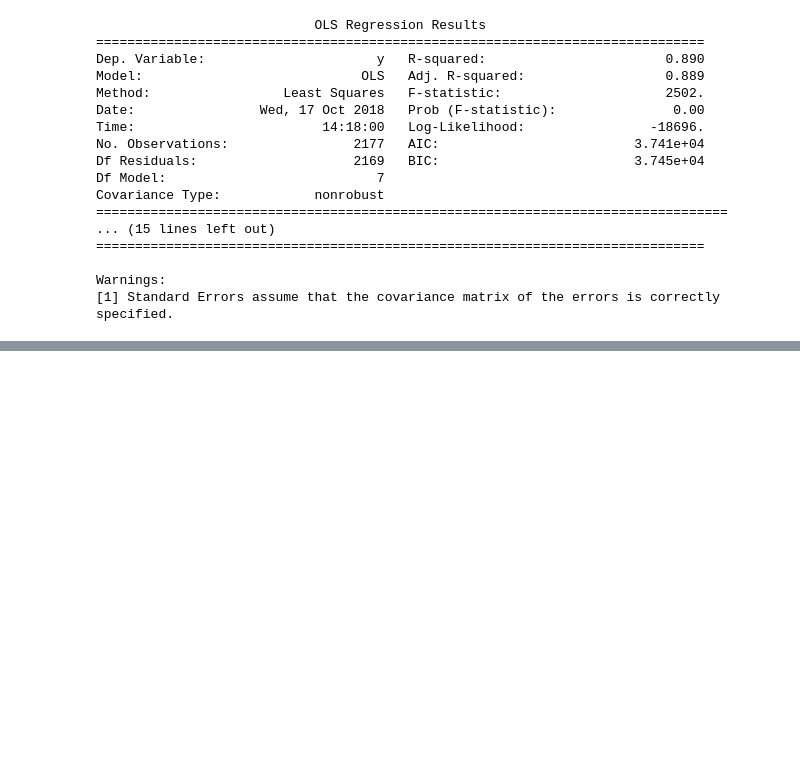
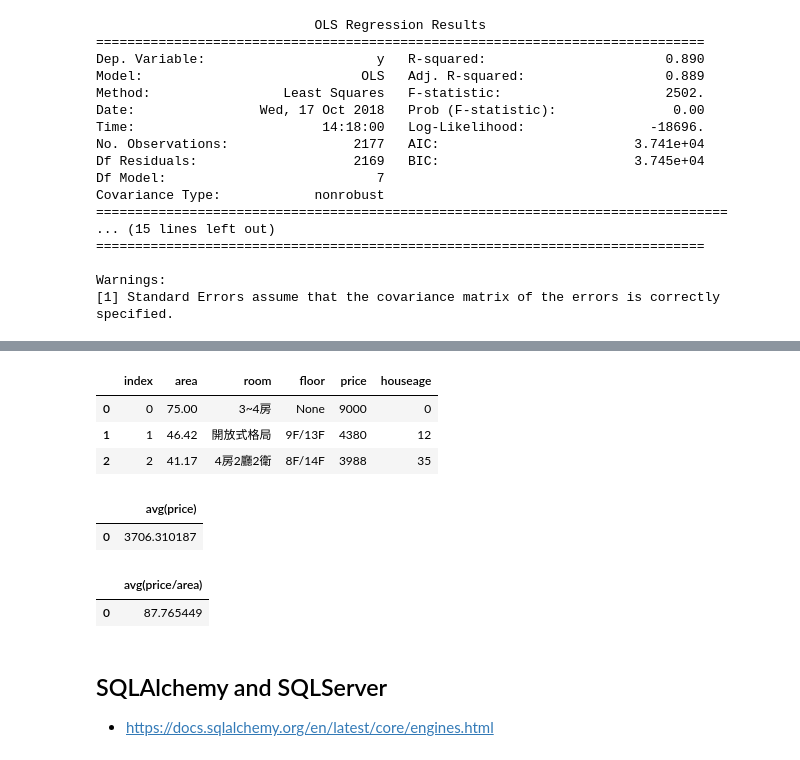
Before and after one commit to ywchiu/chinalife, a Jupyter notebook: Demo20181017.ipynb, the cells around one changed output, grey strips where cells are left out. Drawn from its saved outputs; the diff is of its cells as text; code cells hidden in the pictures; blank space fills up the shorter version.

Commit message:
add data and ipynnb

```diff
--- a/Demo20181017.ipynb
+++ b/Demo20181017.ipynb
@@ -179,0 +331,5 @@ Warnings:
+# %%
+import pandas
+housedf  = pandas.read_excel('https://raw.githubusercontent.com/ywchiu/chinalife/master/data/house591.xlsx')
+# %%
+housedf = housedf[['area', 'room','floor','price','houseage']]
@@ -179,0 +349,13 @@ Warnings:
+# %%
+with lite.connect('house.sqlite') as con:
+    housedf.to_sql('house591', con = con)
+# %%
+with lite.connect('house.sqlite') as con:
+    df = pandas.read_sql_query('select * from house591 limit 3', con = con)
+# %%
+df
+# %% [output]
+|  | index | area | room | floor | price | houseage |
+| 0 | 0 | 75.00 | 3~4房 | None | 9000 | 0 |
+| 1 | 1 | 46.42 | 開放式格局 | 9F/13F | 4380 | 12 |
+| 2 | 2 | 41.17 | 4房2廳2衛 | 8F/14F | 3988 | 35 |
@@ -179,0 +365,5 @@ Warnings:
+# %%
+df
+# %% [output]
+|  | avg(price) |
+| 0 | 3706.310187 |
@@ -179,0 +373,8 @@ Warnings:
+# %%
+df
+# %% [output]
+|  | avg(price/area) |
+| 0 | 87.765449 |
+# %% [markdown]
+## SQLAlchemy and SQLServer
+- https://docs.sqlalchemy.org/en/latest/core/engines.html
```
Also changed, not shown: parts of 24 cells of this notebook.
